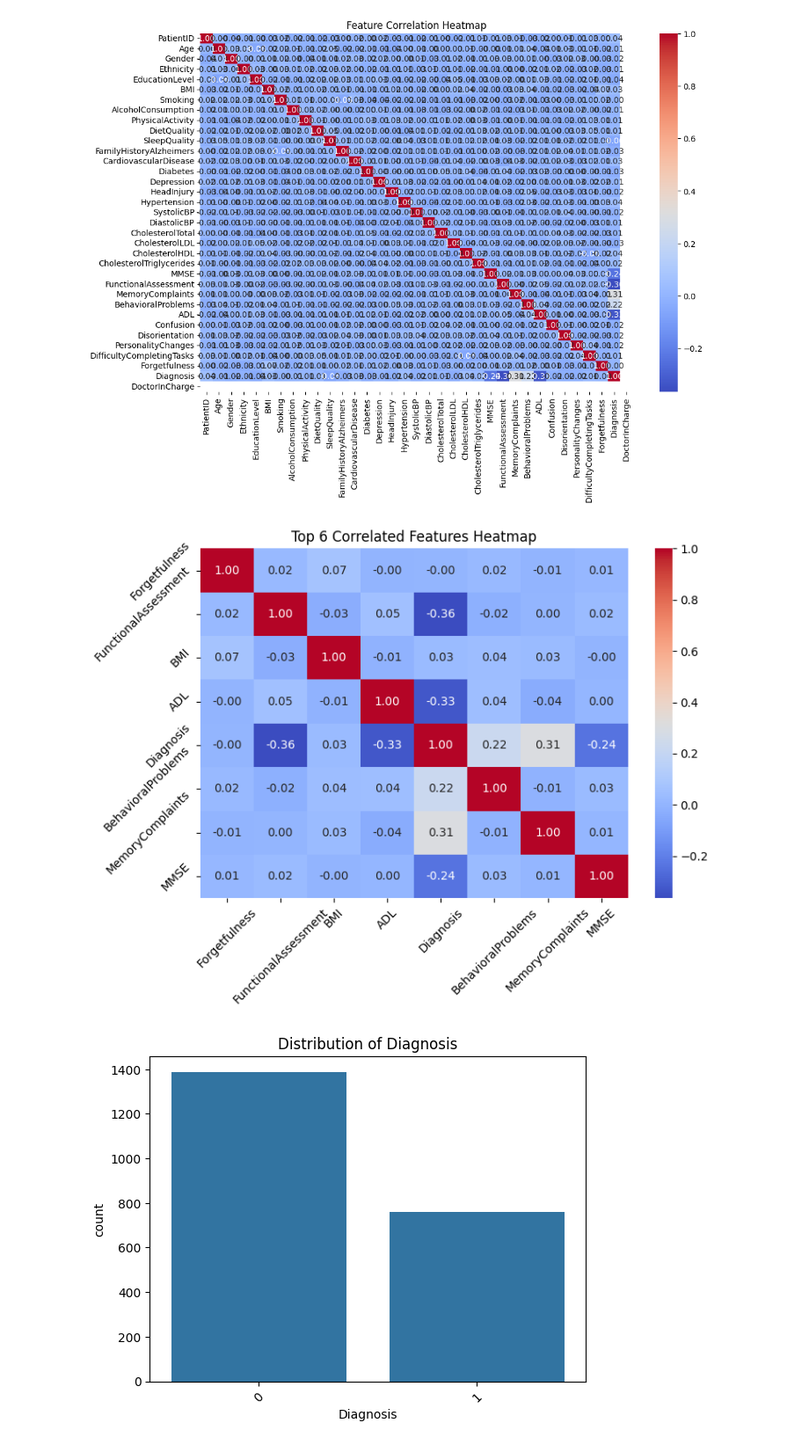
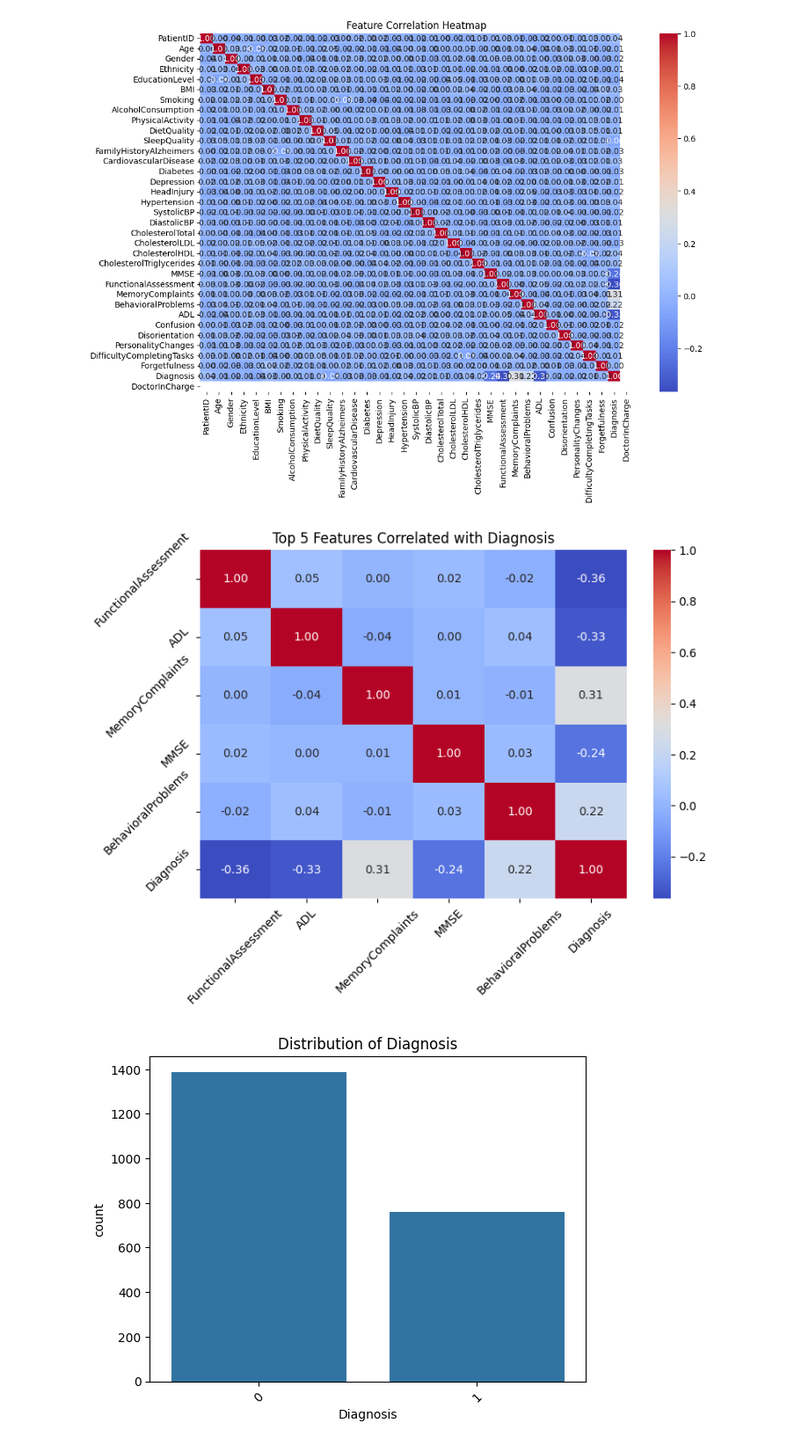
Before and after one commit to kaushal2m2/sta141c-final-proj, a Jupyter notebook: EDA_ADD.ipynb, the cells around one changed output. Shown at 88% size. Saved outputs shown, nothing was run; the diff lists cells and outputs as text; code cells hidden in the pictures.

```diff
--- a/EDA_ADD.ipynb
+++ b/EDA_ADD.ipynb
@@ -99,38 +99,37 @@ plt.title("Feature Correlation Heatmap")
 plt.show()
 # %% [output]
 [figure]
-# %%
-import pandas as pd
-import seaborn as sns
-import matplotlib.pyplot as plt
-import numpy as np
-
-# Compute the correlation matrix
-corr_matrix = df.corr().abs()
-
-# Unstack and sort the correlations
-upper_tri = corr_matrix.where(np.triu(np.ones(corr_matrix.shape), k=1).astype(bool))
-sorted_pairs = upper_tri.unstack().dropna().sort_values(ascending=False)
-
-# Get top 6 most correlated feature pairs
-top_pairs = sorted_pairs.head(6)
-
-# Get unique feature names from top pairs
-top_features = list(set([i for pair in top_pairs.index for i in pair]))
-
-# Plot heatmap for these top features
-plt.figure(figsize=(8, 6))
-sns.heatmap(df[top_features].corr(), annot=True, fmt=".2f", cmap='coolwarm')
-
-# Rotate axis labels diagonally
-plt.xticks(rotation=45)
-plt.yticks(rotation=45)
-
-plt.title("Top 6 Correlated Features Heatmap")
-plt.tight_layout()  # Adjust layout to prevent label cut-off
-plt.show()
-# %% [output]
-[figure, removed]
+# %%
+import pandas as pd
+import seaborn as sns
+import matplotlib.pyplot as plt
+import numpy as np
+
+# Ensure 'diagnosis' is numeric if it's categorical
+# For example, if 'diagnosis' is 'M' and 'B', convert it to binary
+if df['Diagnosis'].dtype == 'object':
+    df['Diagnosis'] = df['Diagnosis'].map({'M': 1, 'B': 0})
+
+# Compute correlation of all features with 'diagnosis'
+correlations = df.corr()['Diagnosis'].drop('Diagnosis')
+
+# Get top 6 features most correlated with 'diagnosis' (absolute value)
+top_features = correlations.abs().sort_values(ascending=False).head(5).index.tolist()
+
+# Include 'diagnosis' in the list to plot its relationship
+top_features_with_target = top_features + ['Diagnosis']
+
+# Plot heatmap
+plt.figure(figsize=(8, 6))
+sns.heatmap(df[top_features_with_target].corr(), annot=True, fmt=".2f", cmap='coolwarm')
+
+plt.xticks(rotation=45)
+plt.yticks(rotation=45)
+plt.title("Top 5 Features Correlated with Diagnosis")
+plt.tight_layout()
+plt.show()
+# %% [output]
+[figure, added]
 # %%
 # Countplot of target variable
 sns.countplot(x='Diagnosis', data=df)
```
Also changed, not shown: parts of 1 cell of this notebook, 1 other file.
